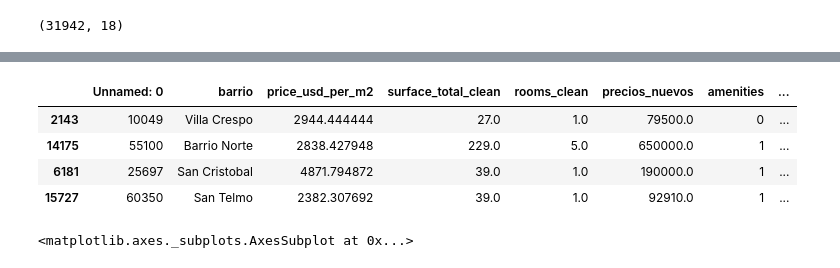
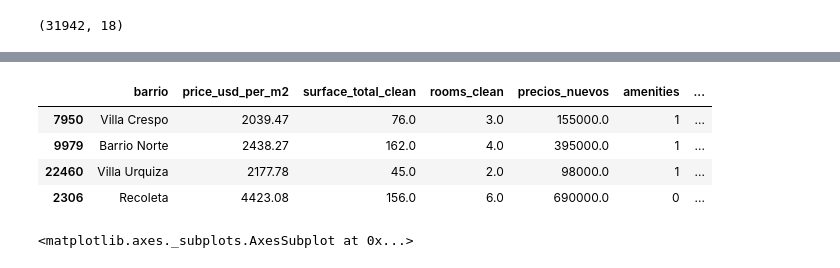
Before and after one commit to juansv2k2/property-price-analysis, a Jupyter notebook: tp_parte2.ipynb, the cells around one changed output, grey strips where cells are left out. Cells and saved outputs as stored; diff of their text form; code cells hidden in the pictures.

```diff
--- a/tp_parte2.ipynb
+++ b/tp_parte2.ipynb
@@ -27 +27,3 @@ properatti_df_bsas.sample(5)
+# %%
+properatti_df_bsas.dropna(inplace=True)
 # %%
@@ -31,6 +32,8 @@ for col in properatti_df_bsas.columns:
 print(lista)
 # %% [output]
 ['Unnamed: 0', 'barrio', 'price_usd_per_m2', 'surface_total_clean', 'rooms_clean', 'precios_nuevos', 'precios_aprox_usd_clean', 'amenities', 'estacionamiento', 'sum', 'pileta', 'parrilla', 'gimnasio', ...
+# %%
+properatti_df_bsas=properatti_df_bsas.drop(['Unnamed: 0'], axis=1)
 # %%
 properatti_df_bsas=properatti_df_bsas*1
 properatti_df_bsas.sample(5)
@@ -127,2 +71,0 @@ dtype: float64
-# %%
-properatti_df_bsas["price_usd_per_m2"] = properatti_df_bsas["price_usd_per_m2"].fillna(precio_n_por_m2.iloc[:])
@@ -175,13 +74,14 @@ Name: 15522, dtype: object
 # se elimina la columna precios_aprox_usd_clean por encontrarse repetida
 properatti_df_bsas=properatti_df_bsas.drop(labels='precios_aprox_usd_clean', axis=1)
 # %%
+properatti_df_bsas = properatti_df_bsas.round(2)
 properatti_df_bsas.sample(4)
 # %% [output]
-|  | Unnamed: 0 | barrio | price_usd_per_m2 | surface_total_clean | rooms_clean | precios_nuevos | amenities | ... |
-| 2143 | 10049 | Villa Crespo | 2944.444444 | 27.0 | 1.0 | 79500.0 | 0 | ... |
-| 14175 | 55100 | Barrio Norte | 2838.427948 | 229.0 | 5.0 | 650000.0 | 1 | ... |
-| 6181 | 25697 | San Cristobal | 4871.794872 | 39.0 | 1.0 | 190000.0 | 1 | ... |
-| 15727 | 60350 | San Telmo | 2382.307692 | 39.0 | 1.0 | 92910.0 | 1 | ... |
+|  | barrio | price_usd_per_m2 | surface_total_clean | rooms_clean | precios_nuevos | amenities | ... |
+| 7950 | Villa Crespo | 2039.47 | 76.0 | 3.0 | 155000.0 | 1 | ... |
+| 9979 | Barrio Norte | 2438.27 | 162.0 | 4.0 | 395000.0 | 1 | ... |
+| 22460 | Villa Urquiza | 2177.78 | 45.0 | 2.0 | 98000.0 | 1 | ... |
+| 2306 | Recoleta | 4423.08 | 156.0 | 6.0 | 690000.0 | 0 | ... |
 # %%
 #Se busca alguna tendencia de correlacion para poder llenar las columnas faltantes
 import seaborn as sns
```
Also changed, not shown: parts of 12 cells of this notebook.
